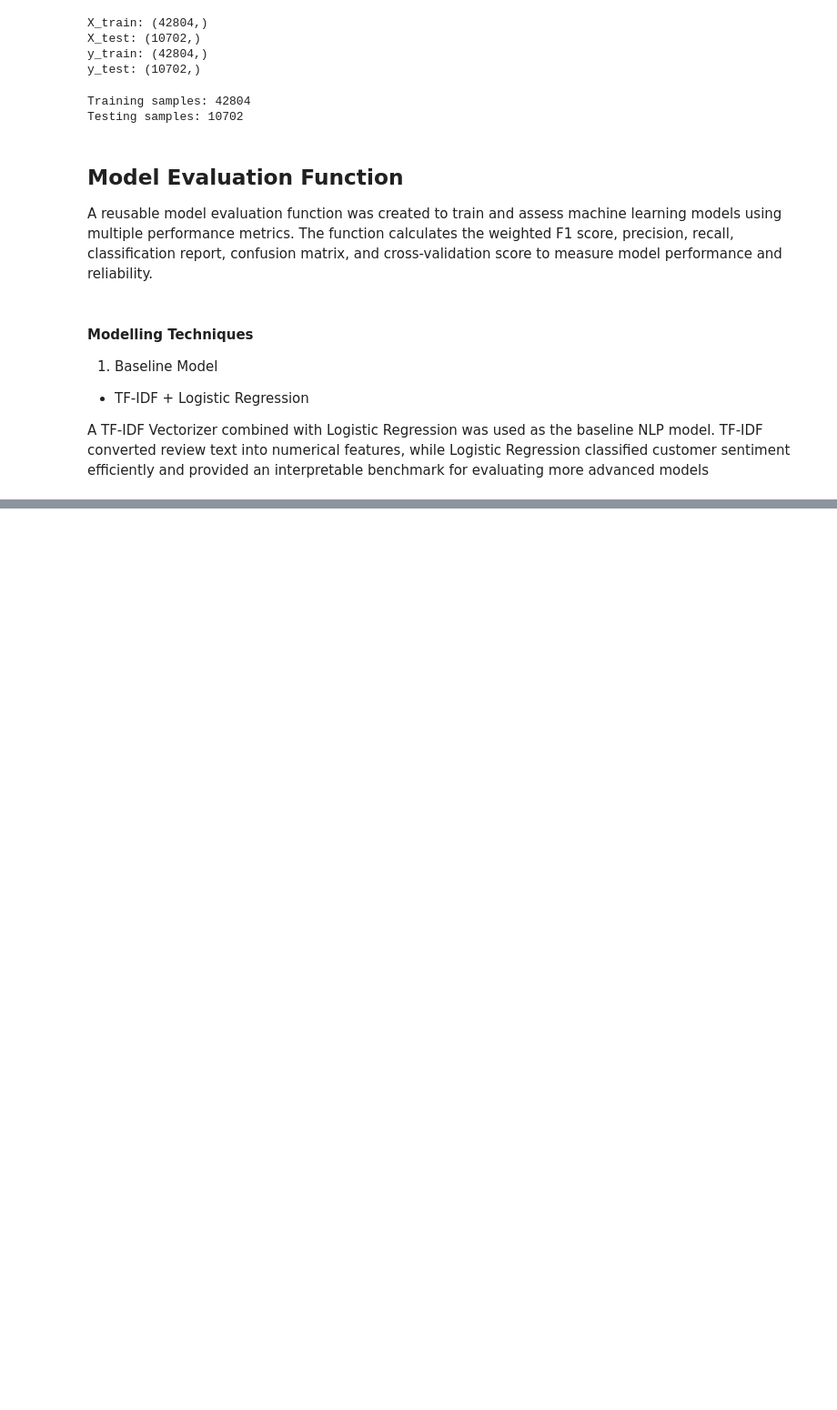
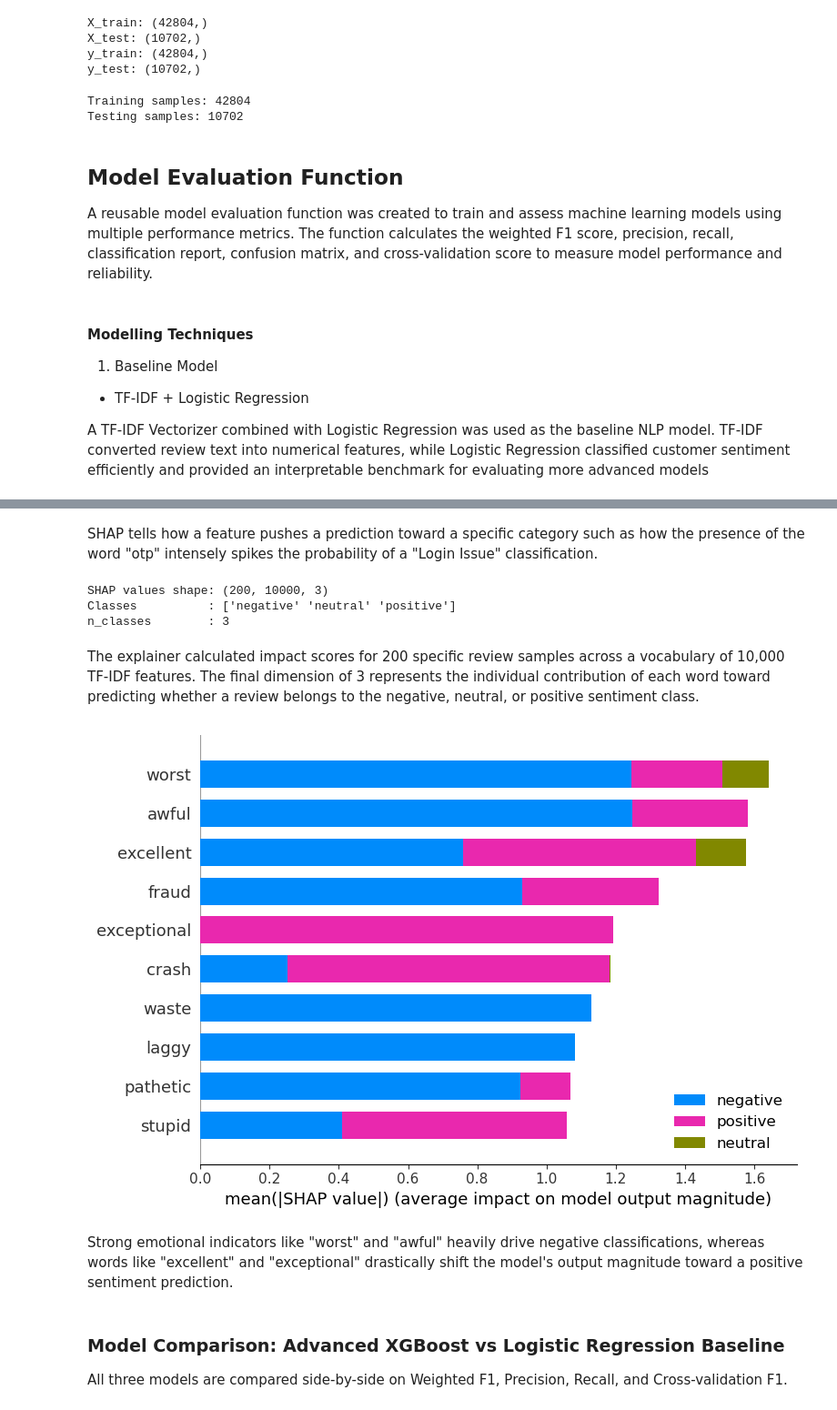
Before and after one commit to chepbree/Pesa-Salama-Classifier, a Jupyter notebook: notebooks/05.modelling.ipynb, the cells around one changed output, grey strips where cells are left out. Shown at 91% size. Saved outputs shown, nothing was run; the diff lists cells and outputs as text; code cells hidden in the pictures; blank space fills up the shorter version.

```diff
--- a/notebooks/05.modelling.ipynb
+++ b/notebooks/05.modelling.ipynb
@@ -305,0 +502,51 @@ weighted avg       0.81      0.85      0.82     10702
+# %% [markdown]
+SHAP tells how a feature pushes a prediction toward a specific category such as how the presence of the word "otp" intensely spikes the probability of a "Login Issue" classification.
+# %%
+SHAP_SAMPLE = 200
+rng         = np.random.default_rng(42)
+sample_idx  = rng.choice(len(X_test), size=min(SHAP_SAMPLE, len(X_test)), replace=False)
+
+X_test_sample_raw = X_test.iloc[sample_idx]
+y_test_sample     = y_test[sample_idx]
+
+X_test_tfidf = tfidf_fitted.transform(X_test_sample_raw)
+X_test_dense = X_test_tfidf.toarray()
+
+explainer   = shap.TreeExplainer(xgb_fitted)
+shap_out    = explainer(X_test_dense)        # modern Explanation object
+
+# shap_out.values shape: (n_samples, n_features, n_classes)  [new xgboost]
+#                     or (n_samples, n_features)              [binary / old]
+shap_values = shap_out.values
+if shap_values.ndim == 2:
+    shap_vals = shap_values[:, :, np.newaxis]
+
+n_classes = shap_values.shape[2]
+print("SHAP values shape:", shap_values.shape)
+print("Classes          :", label_encoder.classes_)
+print("n_classes        :", n_classes)
+# %% [output]
+SHAP values shape: (200, 10000, 3)
+Classes          : ['negative' 'neutral' 'positive']
+n_classes        : 3
+# %% [markdown]
+The explainer calculated impact scores for 200 specific review samples across a vocabulary of 10,000 TF-IDF features. The final dimension of 3 represents the individual contribution of each word toward predicting whether a review belongs to the negative, neutral, or positive sentiment class.
+# %%
+# ── Global Summary Plot (all classes, mean |SHAP|) ────────────────────────────
+shap.summary_plot(
+    shap_values,
+    X_test_dense,
+    feature_names=feature_names,
+    class_names=label_encoder.classes_,
+    plot_type="bar",
+    max_display=10,
+    show=True
+)
+# %% [output]
+[figure, added]
+# %% [markdown]
+Strong emotional indicators like "worst" and "awful" heavily drive negative classifications, whereas words like "excellent" and "exceptional" drastically shift the model's output magnitude toward a positive sentiment prediction.
+# %% [markdown]
+### Model Comparison: Advanced XGBoost vs Logistic Regression Baseline
+
+All three models are compared side-by-side on Weighted F1, Precision, Recall, and Cross-validation F1.
```
Also changed, not shown: parts of 28 cells of this notebook.
